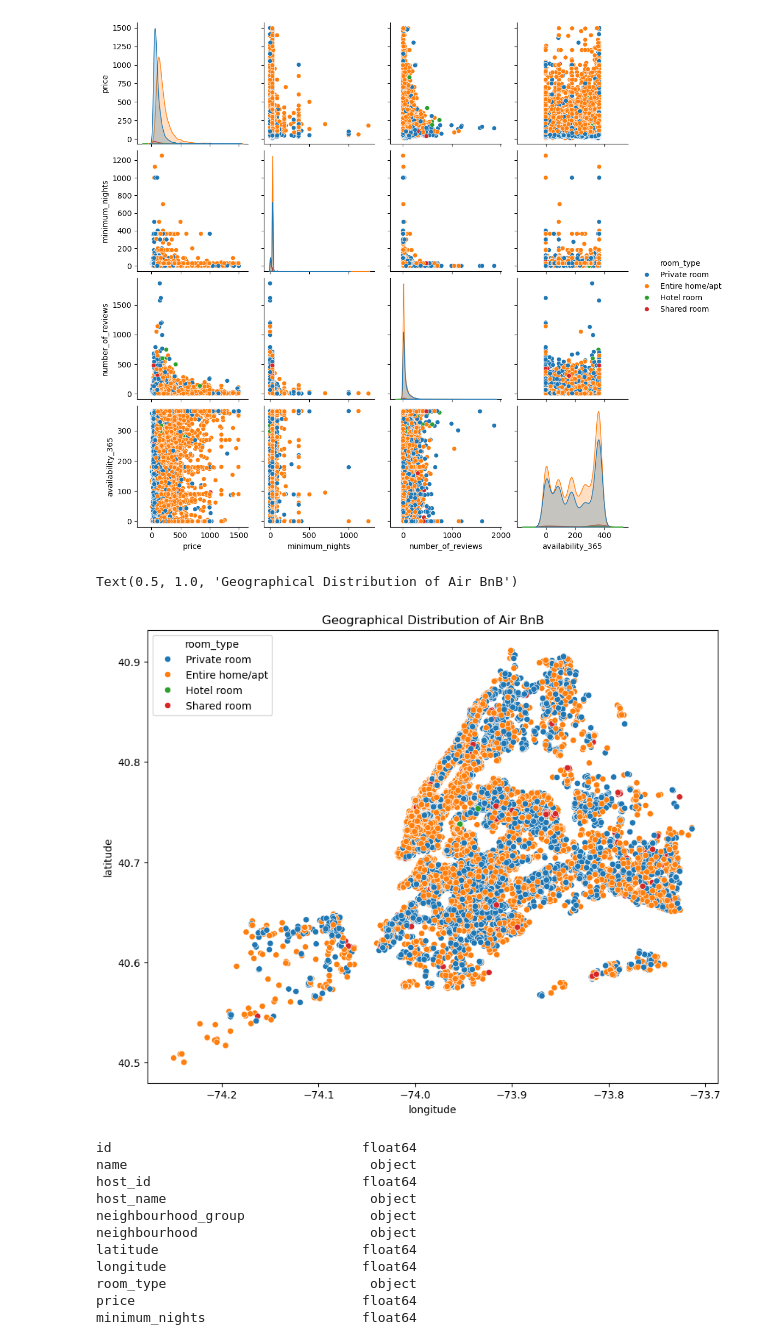
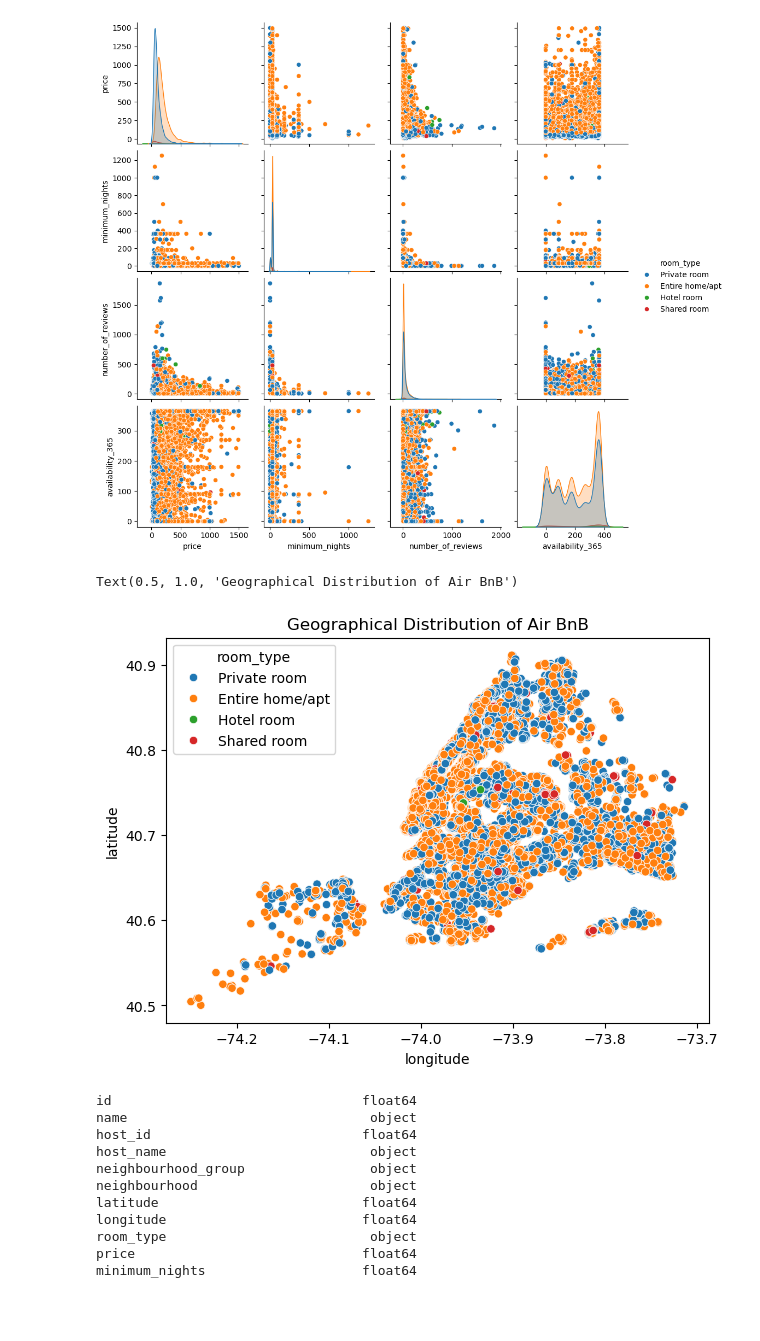
Before and after one commit to AvinashCodes10/Air-BnB-Python-Data-Analysis-Project, a Jupyter notebook: Air BnB Data Analysis Project.ipynb, the cells around one changed output. Cells and saved outputs as stored; diff of their text form; code cells hidden in the pictures; blank space fills up the shorter version.

```diff
--- a/Air BnB Data Analysis Project.ipynb
+++ b/Air BnB Data Analysis Project.ipynb
@@ -296,12 +296,12 @@ sns.pairplot(data=df,vars=['price','minimum_nights','number_of_reviews','availab
 [figure]
 # %%
 #Geographical Distribution of Air BnB
-plt.figure(figsize=(10,8))
+plt.figure(figsize=(7,5))
 sns.scatterplot(data=df,x='longitude',y='latitude',hue='room_type')
 plt.title("Geographical Distribution of Air BnB")
 # %% [output]
 Text(0.5, 1.0, 'Geographical Distribution of Air BnB')
-[figure, old version]
+[figure, new version]
 # %%
 df.dtypes
 # %% [output]
```
Also changed, not shown: parts of 6 cells of this notebook.
